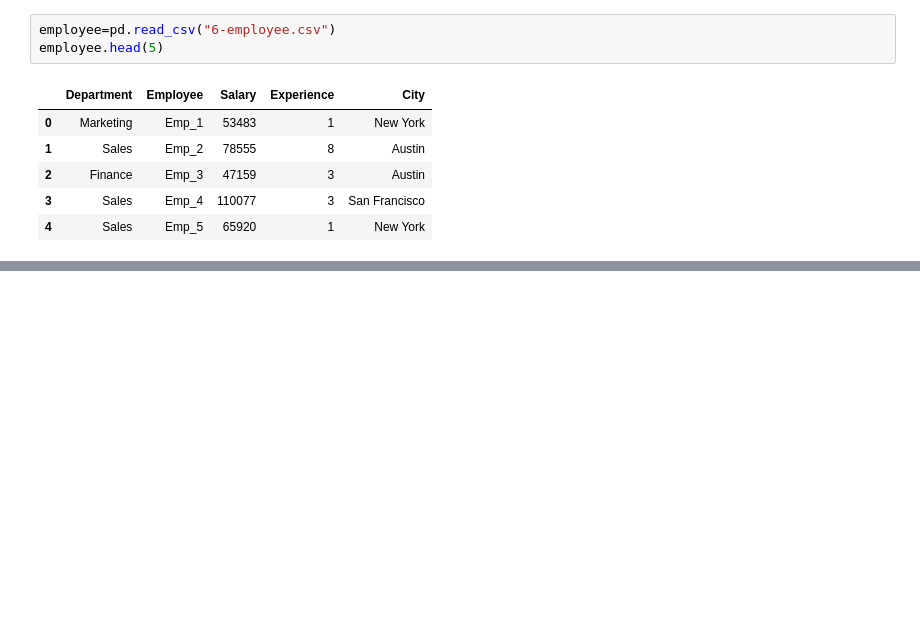
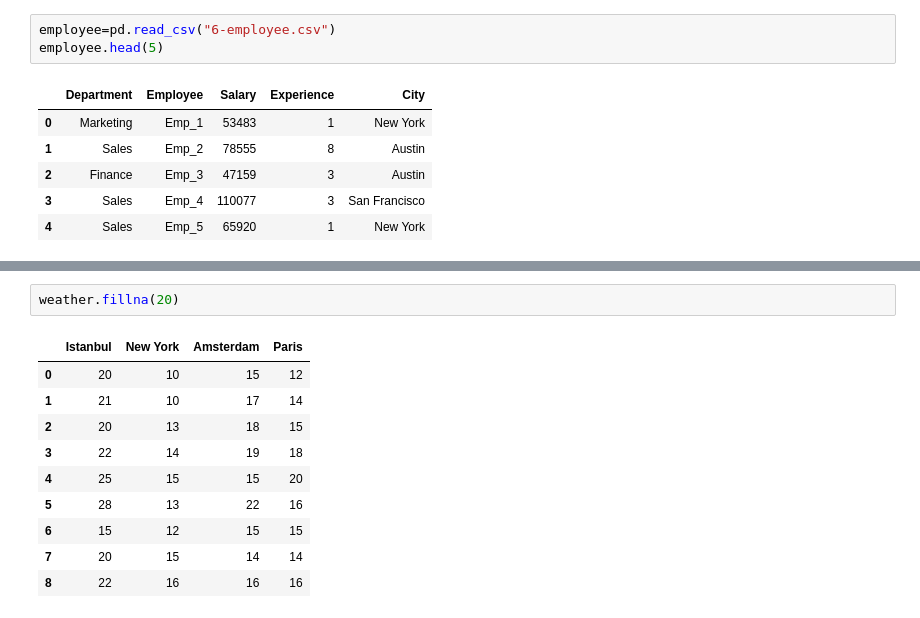
Before and after one commit to Furkan-KLC/PythonForDataScience, a Jupyter notebook: PandasNotları.ipynb, the cells around one changed output, grey strips where cells are left out. Cells and saved outputs as stored; diff of their text form; blank space fills up the shorter version.

```diff
--- a/PandasNotları.ipynb
+++ b/PandasNotları.ipynb
@@ -231,0 +319,13 @@ employee.head(5)
+# %%
+weather.fillna(20)
+# %% [output]
+|  | Istanbul | New York | Amsterdam | Paris |
+| 0 | 20 | 10 | 15 | 12 |
+| 1 | 21 | 10 | 17 | 14 |
+| 2 | 20 | 13 | 18 | 15 |
+| 3 | 22 | 14 | 19 | 18 |
+| 4 | 25 | 15 | 15 | 20 |
+| 5 | 28 | 13 | 22 | 16 |
+| 6 | 15 | 12 | 15 | 15 |
+| 7 | 20 | 15 | 14 | 14 |
+| 8 | 22 | 16 | 16 | 16 |
```
Also changed, not shown: parts of 37 cells of this notebook, 3 other files.
